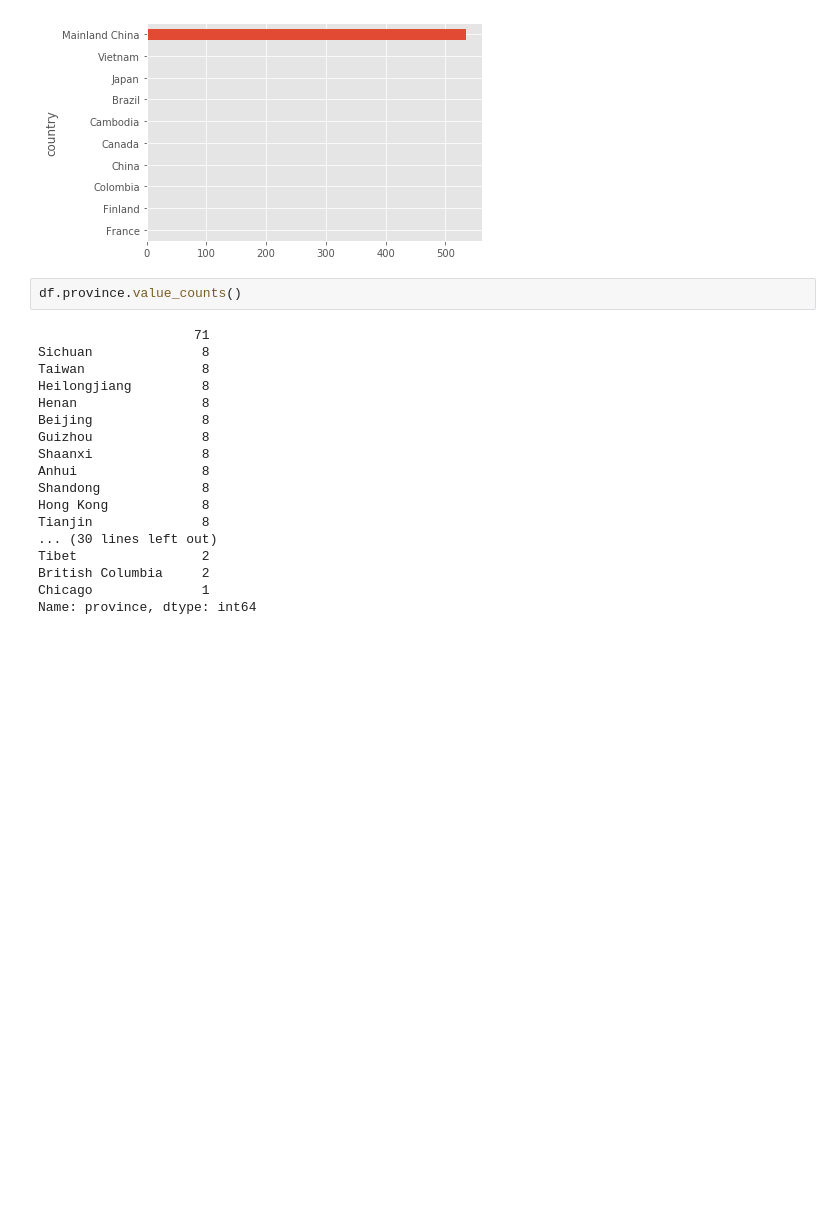
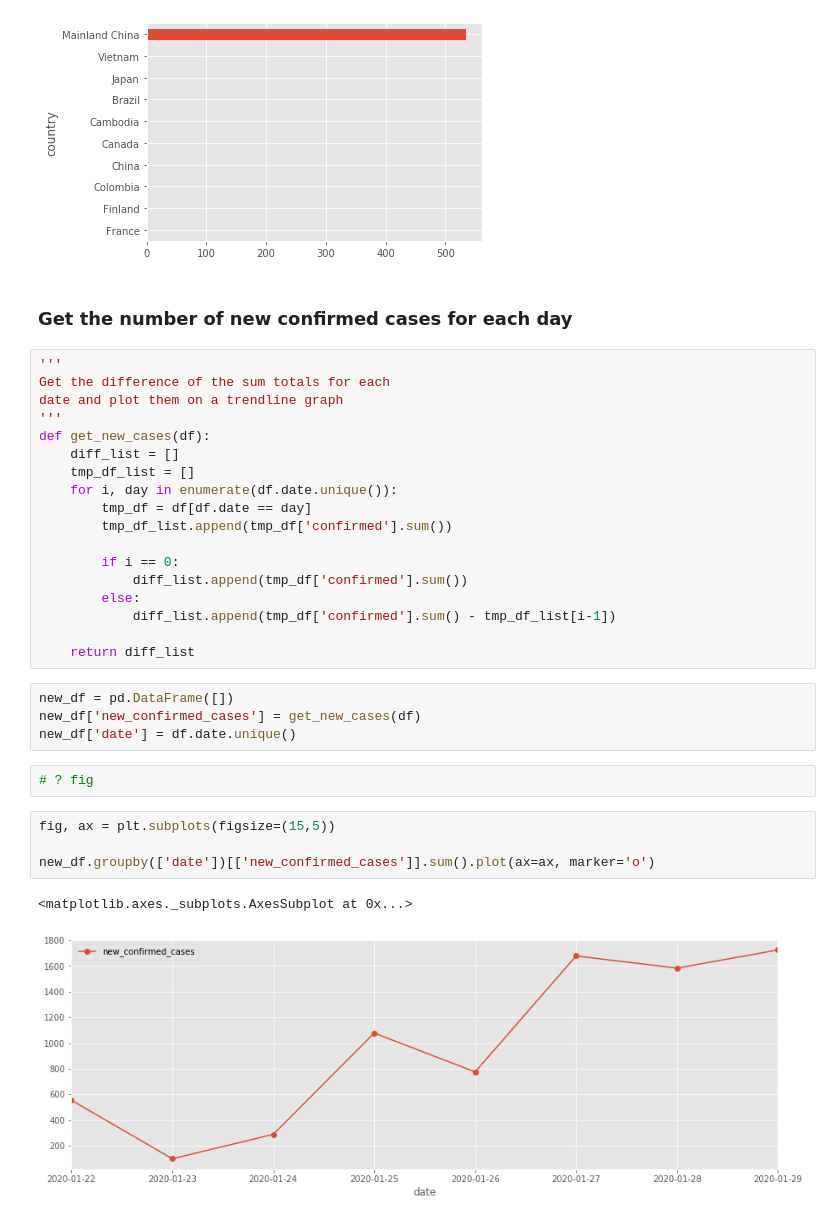
Before and after one commit to AaronWard/covidify, a Jupyter notebook: data_exploration.ipynb, the cells around one changed output. Saved outputs shown, nothing was run; the diff lists cells and outputs as text; blank space fills up the shorter version.

Commit message:
ADD - added trendline for new confirmed cases

```diff
--- a/data_exploration.ipynb
+++ b/data_exploration.ipynb
@@ -46,23 +44,36 @@ x.plot(kind='barh')
 # %% [output]
 <matplotlib.axes._subplots.AxesSubplot at 0x...>
 [figure]
-# %%
-df.province.value_counts()
-# %% [output]
-                    71
-Sichuan              8
-Taiwan               8
-Heilongjiang         8
-Henan                8
-Beijing              8
-Guizhou              8
-Shaanxi              8
-Anhui                8
-Shandong             8
-Hong Kong            8
-Tianjin              8
-... (30 lines left out)
-Tibet                2
-British Columbia     2
-Chicago              1
-Name: province, dtype: int64
+# %% [markdown]
+### Get the number of new confirmed cases for each day
+# %%
+'''
+Get the difference of the sum totals for each
+date and plot them on a trendline graph
+'''
+def get_new_cases(df):
+    diff_list = []
+    tmp_df_list = []
+    for i, day in enumerate(df.date.unique()):
+        tmp_df = df[df.date == day]
+        tmp_df_list.append(tmp_df['confirmed'].sum())
+
+        if i == 0:
+            diff_list.append(tmp_df['confirmed'].sum())
+        else:
+            diff_list.append(tmp_df['confirmed'].sum() - tmp_df_list[i-1])
+
+    return diff_list
+# %%
+new_df = pd.DataFrame([])
+new_df['new_confirmed_cases'] = get_new_cases(df)
+new_df['date'] = df.date.unique()
+# %%
+# ? fig
+# %%
+fig, ax = plt.subplots(figsize=(15,5))
+
+new_df.groupby(['date'])[['new_confirmed_cases']].sum().plot(ax=ax, marker='o')
+# %% [output]
+<matplotlib.axes._subplots.AxesSubplot at 0x...>
+[figure, added]
```
Also changed, not shown: parts of 2 cells of this notebook.
